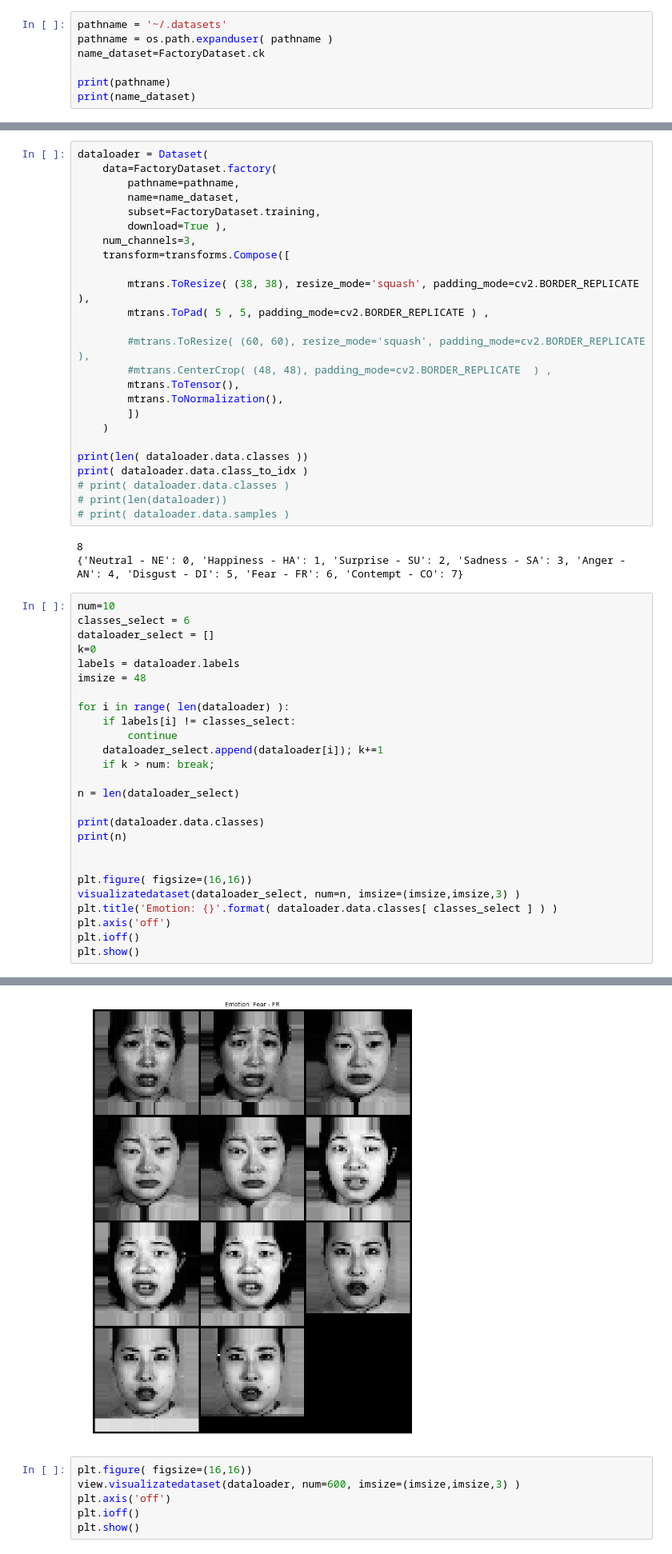
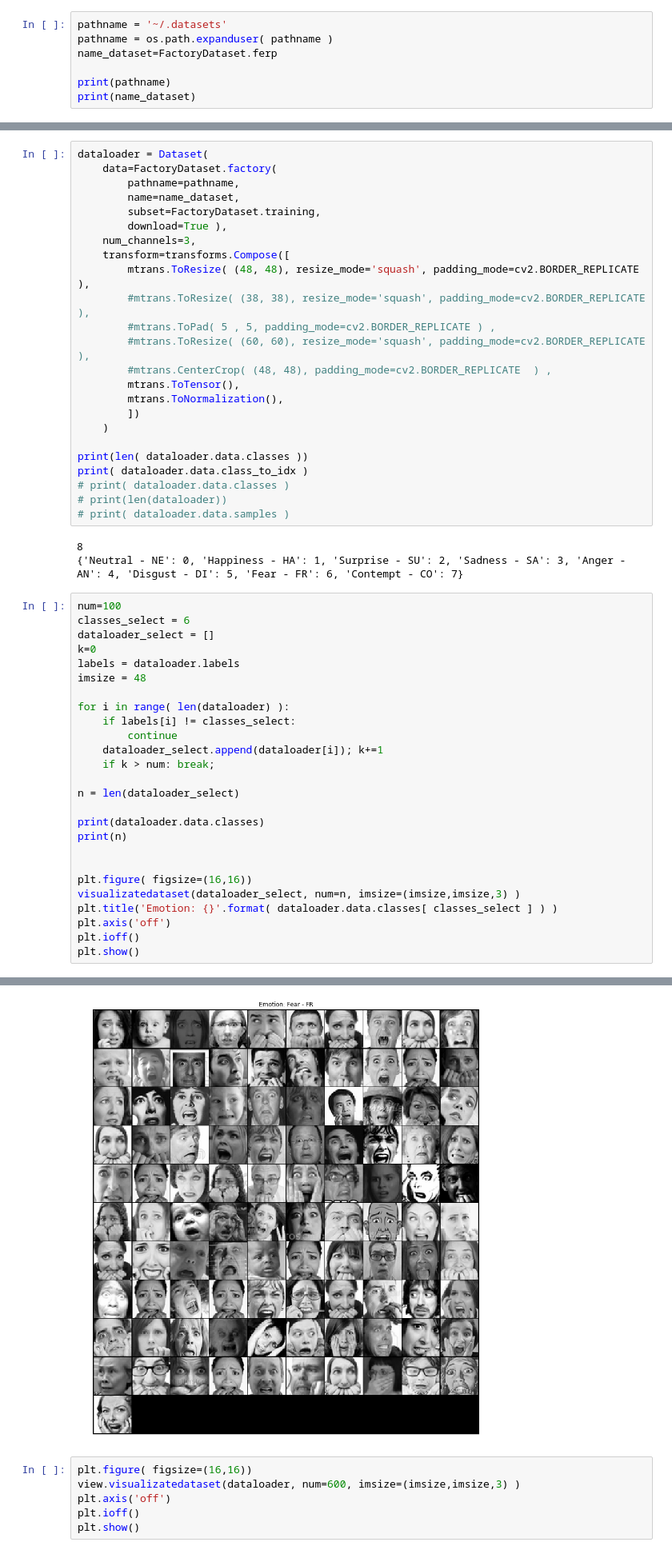
Before and after one commit to pedrodiamel/pytorch-classification, a Jupyter notebook: books/data_analysis.ipynb, the cells around one changed output, grey strips where cells are left out. Shown at 80% size. Cells and saved outputs as stored; diff of their text form.

```diff
--- a/books/data_analysis.ipynb
+++ b/books/data_analysis.ipynb
@@ -27,7 +27,7 @@ plt.ion()   # interactive mode
 # %%
 pathname = '~/.datasets'
 pathname = os.path.expanduser( pathname )
-name_dataset=FactoryDataset.ck
+name_dataset=FactoryDataset.ferp
 
 print(pathname)
 print(name_dataset)
@@ -58,10 +58,9 @@ dataloader = Dataset(
         download=True ),
     num_channels=3,
     transform=transforms.Compose([
-
-        mtrans.ToResize( (38, 38), resize_mode='squash', padding_mode=cv2.BORDER_REPLICATE ),
-        mtrans.ToPad( 5 , 5, padding_mode=cv2.BORDER_REPLICATE ) ,
-
+        mtrans.ToResize( (48, 48), resize_mode='squash', padding_mode=cv2.BORDER_REPLICATE ),
+        #mtrans.ToResize( (38, 38), resize_mode='squash', padding_mode=cv2.BORDER_REPLICATE ),
+        #mtrans.ToPad( 5 , 5, padding_mode=cv2.BORDER_REPLICATE ) ,
         #mtrans.ToResize( (60, 60), resize_mode='squash', padding_mode=cv2.BORDER_REPLICATE ),
         #mtrans.CenterCrop( (48, 48), padding_mode=cv2.BORDER_REPLICATE  ) ,
         mtrans.ToTensor(),
@@ -78,7 +77,7 @@ print( dataloader.data.class_to_idx )
 8
 {'Neutral - NE': 0, 'Happiness - HA': 1, 'Surprise - SU': 2, 'Sadness - SA': 3, 'Anger - AN': 4, 'Disgust - DI': 5, 'Fear - FR': 6, 'Contempt - CO': 7}
 # %%
-num=10
+num=100
 classes_select = 6
 dataloader_select = []
 k=0
@@ -109,4 +108,4 @@ plt.show()
-[figure, old version]
+[figure, new version]
 # %%
 plt.figure( figsize=(16,16))
 view.visualizatedataset(dataloader, num=600, imsize=(imsize,imsize,3) )
```
Also changed, not shown: parts of 3 cells of this notebook, 5 other files.
